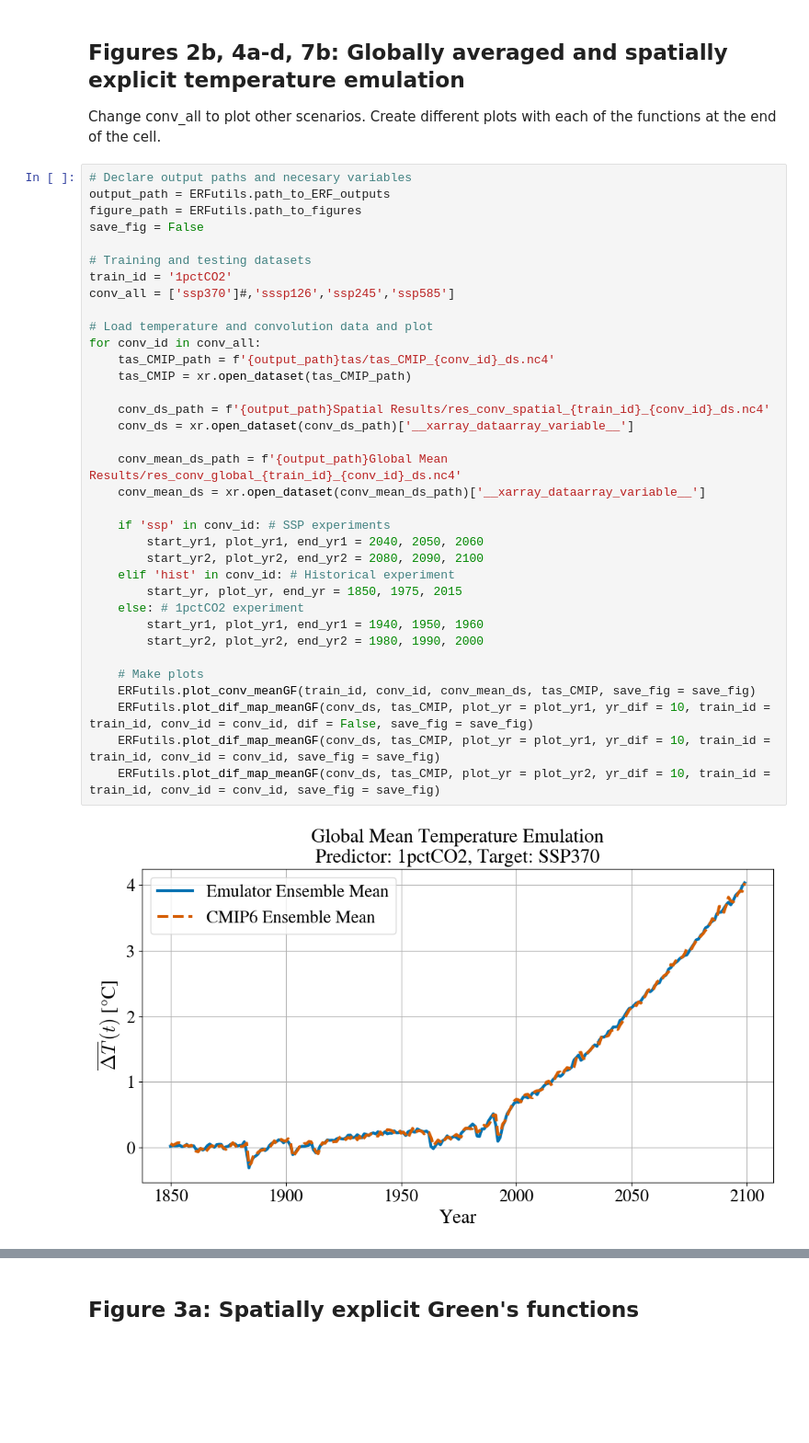
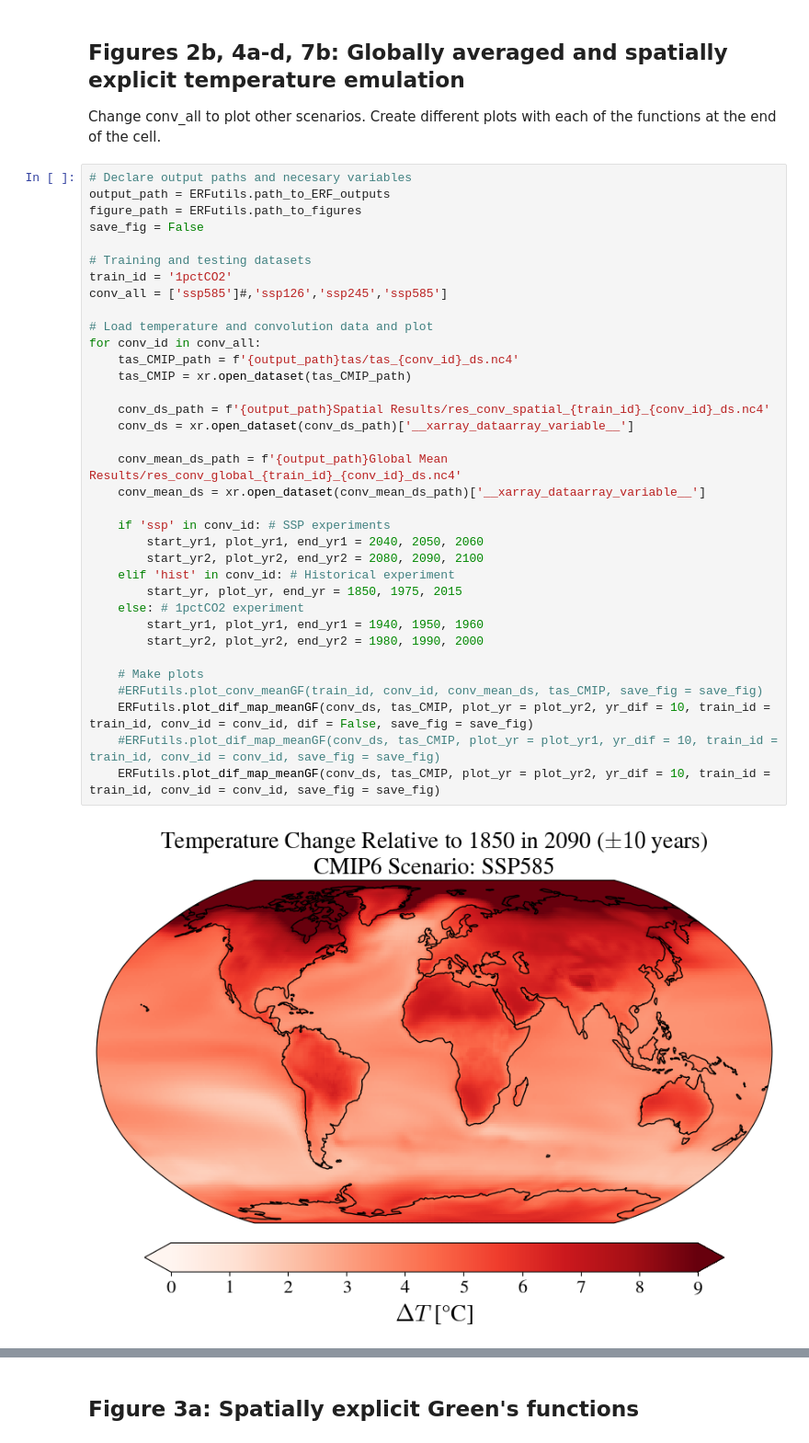
Before and after one commit to cbwomack/ERF_Greens, a Jupyter notebook: ERF_Emulator/3_paper_plots.ipynb, the cells around one changed output, grey strips where cells are left out. Shown at 92% size. Cells and saved outputs as stored; diff of their text form; blank space fills up the shorter version.

```diff
--- a/ERF_Emulator/3_paper_plots.ipynb
+++ b/ERF_Emulator/3_paper_plots.ipynb
@@ -65,36 +66,36 @@ Change conv_all to plot other scenarios. Create different plots with each of the
 # Declare output paths and necesary variables
 output_path = ERFutils.path_to_ERF_outputs
 figure_path = ERFutils.path_to_figures
 save_fig = False
 
 # Training and testing datasets
 train_id = '1pctCO2'
-conv_all = ['ssp370']#,'sssp126','ssp245','ssp585']
+conv_all = ['ssp585']#,'ssp126','ssp245','ssp585']
 
 # Load temperature and convolution data and plot
 for conv_id in conv_all:
-    tas_CMIP_path = f'{output_path}tas/tas_CMIP_{conv_id}_ds.nc4'
+    tas_CMIP_path = f'{output_path}tas/tas_{conv_id}_ds.nc4'
     tas_CMIP = xr.open_dataset(tas_CMIP_path)
 
     conv_ds_path = f'{output_path}Spatial Results/res_conv_spatial_{train_id}_{conv_id}_ds.nc4'
     conv_ds = xr.open_dataset(conv_ds_path)['__xarray_dataarray_variable__']
 
     conv_mean_ds_path = f'{output_path}Global Mean Results/res_conv_global_{train_id}_{conv_id}_ds.nc4'
     conv_mean_ds = xr.open_dataset(conv_mean_ds_path)['__xarray_dataarray_variable__']
 
     if 'ssp' in conv_id: # SSP experiments
         start_yr1, plot_yr1, end_yr1 = 2040, 2050, 2060
         start_yr2, plot_yr2, end_yr2 = 2080, 2090, 2100
     elif 'hist' in conv_id: # Historical experiment
         start_yr, plot_yr, end_yr = 1850, 1975, 2015
     else: # 1pctCO2 experiment
         start_yr1, plot_yr1, end_yr1 = 1940, 1950, 1960
         start_yr2, plot_yr2, end_yr2 = 1980, 1990, 2000
 
     # Make plots
-    ERFutils.plot_conv_meanGF(train_id, conv_id, conv_mean_ds, tas_CMIP, save_fig = save_fig)
-    ERFutils.plot_dif_map_meanGF(conv_ds, tas_CMIP, plot_yr = plot_yr1, yr_dif = 10, train_id = train_id, conv_id = conv_id, dif = False, save_fig = save_fig)
-    ERFutils.plot_dif_map_meanGF(conv_ds, tas_CMIP, plot_yr = plot_yr1, yr_dif = 10, train_id = train_id, conv_id = conv_id, save_fig = save_fig)
+    #ERFutils.plot_conv_meanGF(train_id, conv_id, conv_mean_ds, tas_CMIP, save_fig = save_fig)
+    ERFutils.plot_dif_map_meanGF(conv_ds, tas_CMIP, plot_yr = plot_yr2, yr_dif = 10, train_id = train_id, conv_id = conv_id, dif = False, save_fig = save_fig)
+    #ERFutils.plot_dif_map_meanGF(conv_ds, tas_CMIP, plot_yr = plot_yr1, yr_dif = 10, train_id = train_id, conv_id = conv_id, save_fig = save_fig)
     ERFutils.plot_dif_map_meanGF(conv_ds, tas_CMIP, plot_yr = plot_yr2, yr_dif = 10, train_id = train_id, conv_id = conv_id, save_fig = save_fig)
 # %% [output]
-[figure, old version]
+[figure, new version]
```
Also changed, not shown: parts of 9 cells of this notebook, 32 other files.
